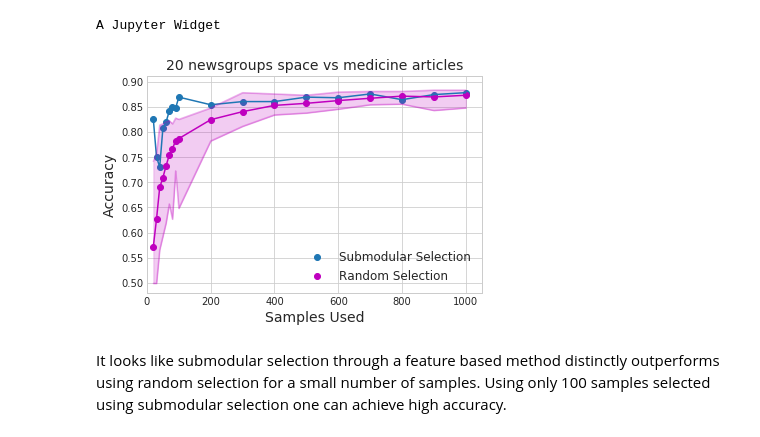
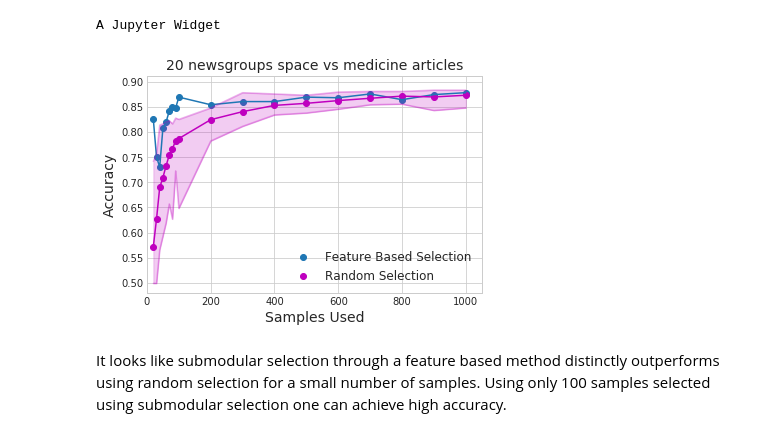
Before and after one commit to jmschrei/apricot, a Jupyter notebook: 1. Introduction to Submodular Selection.ipynb, the cells around one changed output. Drawn from its saved outputs; the diff is of its cells as text; code cells hidden in the pictures.

```diff
--- a/1. Introduction to Submodular Selection.ipynb
+++ b/1. Introduction to Submodular Selection.ipynb
@@ -115,23 +115,23 @@ random_accuracy = numpy.array(random_accuracy)
 A Jupyter Widget
 # %%
 plt.title("20 newsgroups space vs medicine articles", fontsize=14)
-plt.scatter(x, submodular_accuracy, label="Submodular Selection")
+plt.scatter(x, submodular_accuracy, label="Feature Based Selection")
 plt.scatter(x, random_accuracy.mean(axis=1), color='m', label="Random Selection")
 
 plt.plot(x, submodular_accuracy)
 plt.plot(x, random_accuracy.mean(axis=1), color='m')
 plt.plot(x, random_accuracy.min(axis=1), alpha=0.3, color='m')
 plt.plot(x, random_accuracy.max(axis=1), alpha=0.3, color='m')
 
 plt.fill_between(x, random_accuracy.min(axis=1), random_accuracy.max(axis=1), color='m', alpha=0.2)
 plt.xlabel("Samples Used", fontsize=14)
 plt.ylabel("Accuracy", fontsize=14)
 plt.legend(fontsize=12)
 plt.xlim(0, 1050)
 plt.savefig("img/20newsgroups.png")
 plt.show()
 # %% [output]
-[figure, old version]
+[figure, new version]
 # %% [markdown]
 It looks like submodular selection through a feature based method distinctly outperforms using random selection for a small number of samples. Using only 100 samples selected using submodular selection one can achieve high accuracy.
 # %% [markdown]
```
Also changed, not shown: parts of 1 cell of this notebook, 10 other files.
